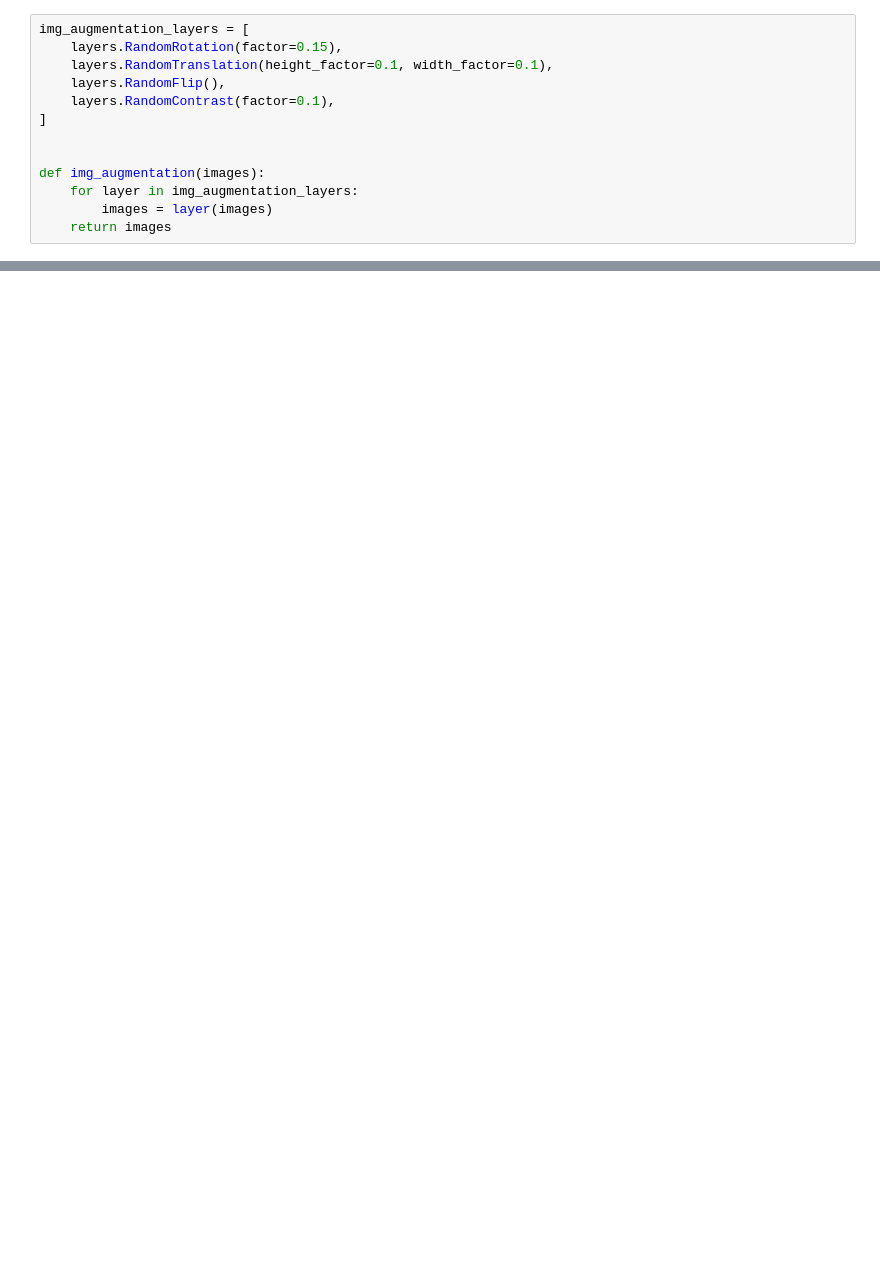
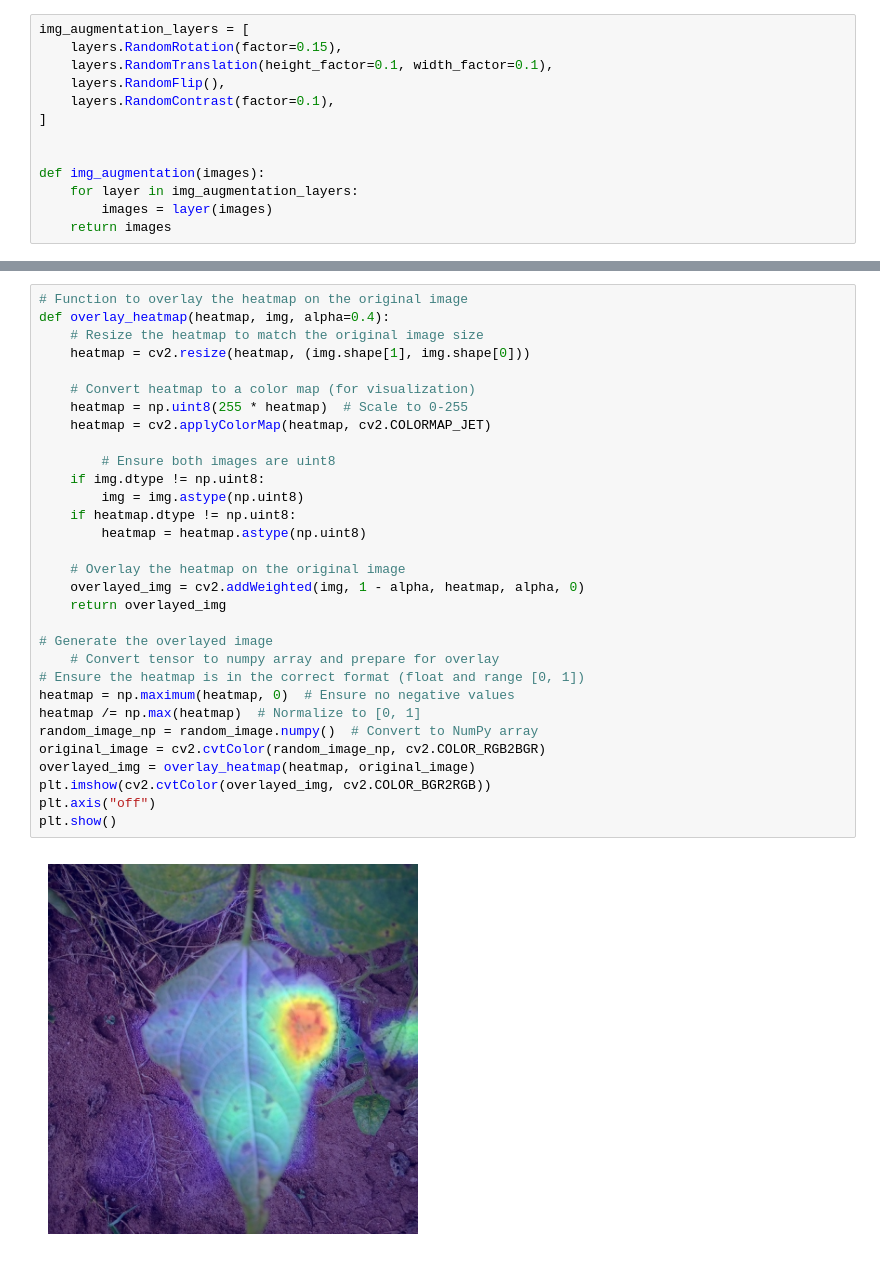
Before and after one commit to lotem85/beans-dataset-classification, a Jupyter notebook: EfficientNet.ipynb, the cells around one changed output, grey strips where cells are left out. Saved outputs shown, nothing was run; the diff lists cells and outputs as text; blank space fills up the shorter version.

```diff
--- a/EfficientNet.ipynb
+++ b/EfficientNet.ipynb
@@ -235,0 +267,33 @@ Epoch 25/25
+# %%
+# Function to overlay the heatmap on the original image
+def overlay_heatmap(heatmap, img, alpha=0.4):
+    # Resize the heatmap to match the original image size
+    heatmap = cv2.resize(heatmap, (img.shape[1], img.shape[0]))
+
+    # Convert heatmap to a color map (for visualization)
+    heatmap = np.uint8(255 * heatmap)  # Scale to 0-255
+    heatmap = cv2.applyColorMap(heatmap, cv2.COLORMAP_JET)
+
+        # Ensure both images are uint8
+    if img.dtype != np.uint8:
+        img = img.astype(np.uint8)
+    if heatmap.dtype != np.uint8:
+        heatmap = heatmap.astype(np.uint8)
+
+    # Overlay the heatmap on the original image
+    overlayed_img = cv2.addWeighted(img, 1 - alpha, heatmap, alpha, 0)
+    return overlayed_img
+
+# Generate the overlayed image
+    # Convert tensor to numpy array and prepare for overlay
+# Ensure the heatmap is in the correct format (float and range [0, 1])
+heatmap = np.maximum(heatmap, 0)  # Ensure no negative values
+heatmap /= np.max(heatmap)  # Normalize to [0, 1]
+random_image_np = random_image.numpy()  # Convert to NumPy array
+original_image = cv2.cvtColor(random_image_np, cv2.COLOR_RGB2BGR)
+overlayed_img = overlay_heatmap(heatmap, original_image)
+plt.imshow(cv2.cvtColor(overlayed_img, cv2.COLOR_BGR2RGB))
+plt.axis("off")
+plt.show()
+# %% [output]
+[figure, added]
```
Also changed, not shown: parts of 18 cells of this notebook.
